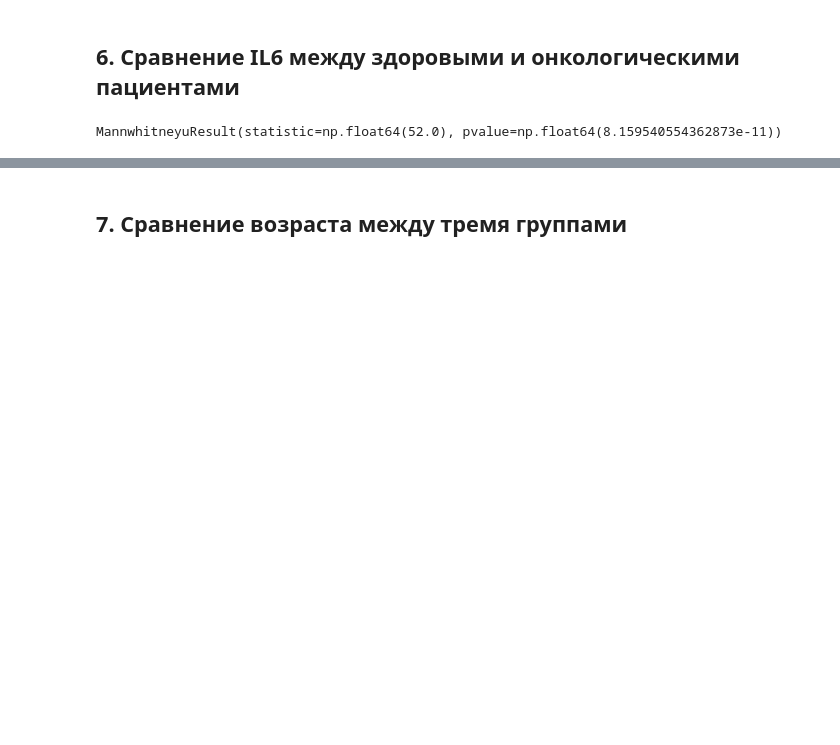
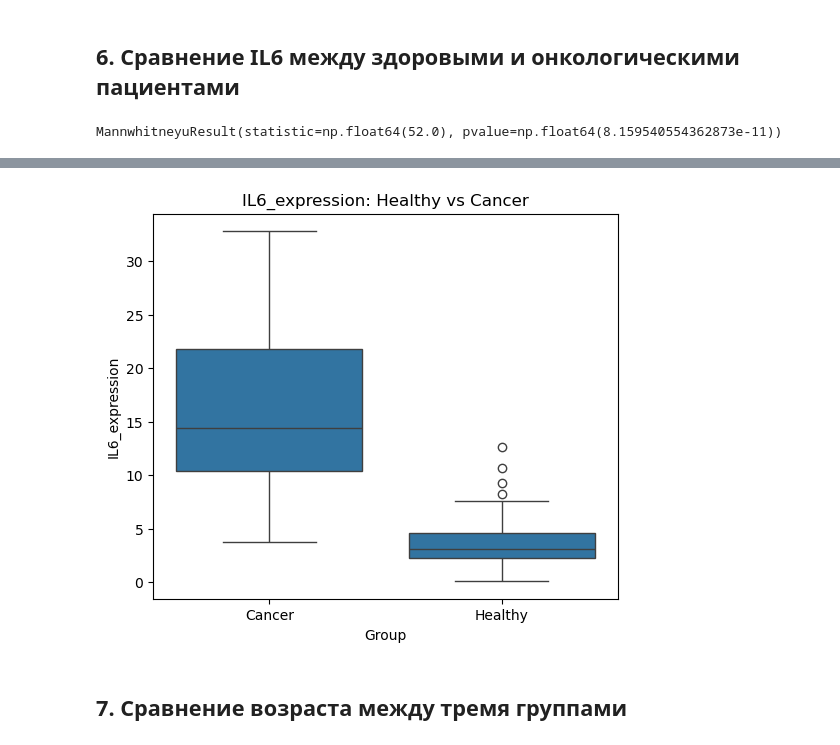
Before and after one commit to CaktusJohn/Medical-data-analysis, a Jupyter notebook: Immunology data analysis/Immunology data analysis.ipynb, the cells around one changed output, grey strips where cells are left out. Drawn from its saved outputs; the diff is of its cells as text; code cells hidden in the pictures; blank space fills up the shorter version.

```diff
--- a/Immunology data analysis/Immunology data analysis.ipynb
+++ b/Immunology data analysis/Immunology data analysis.ipynb
@@ -141,3 +158,11 @@ MannwhitneyuResult(statistic=np.float64(52.0), pvalue=np.float64(8.1595405543628
+# %%
+# Визуализация: boxplot
+plt.figure(figsize=(6, 5))
+sns.boxplot(data=df[df['Group'].isin(['Healthy', 'Cancer'])], x='Group', y='IL6_expression')
+plt.title('IL6_expression: Healthy vs Cancer')
+plt.show()
+# %% [output]
+[figure, added]
 # %% [markdown]
 ## 7. Сравнение возраста между тремя группами
 # %%
```
Also changed, not shown: parts of 15 cells of this notebook.
